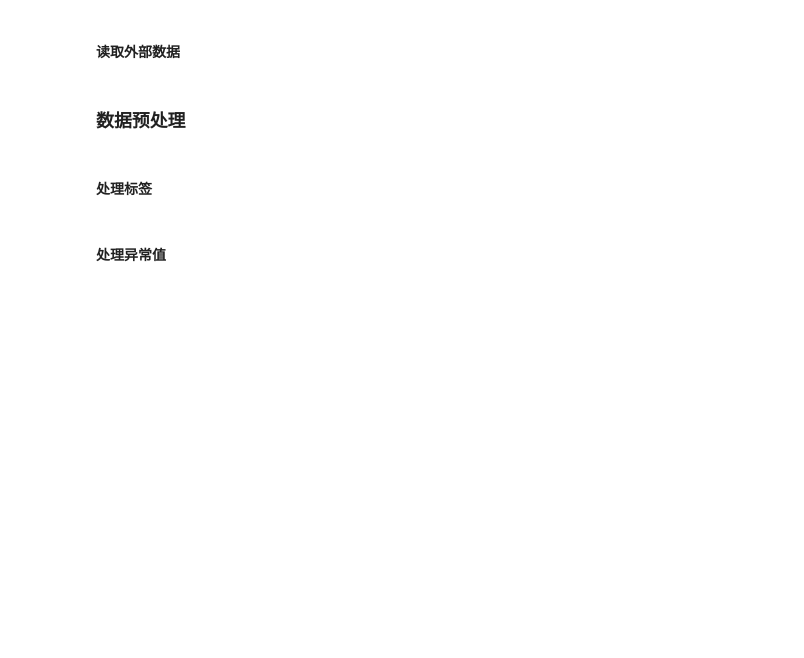
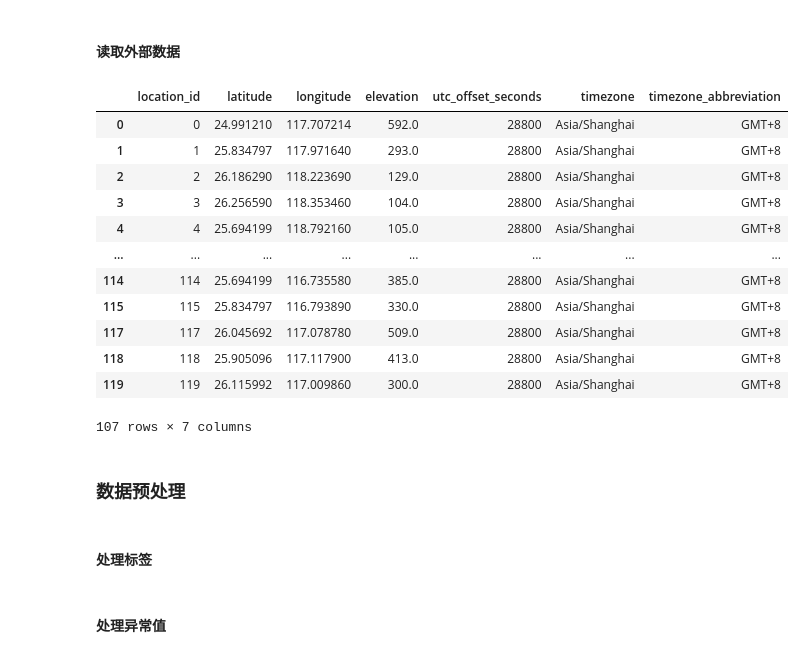
Before and after one commit to ZongXR/DCIC2025-RiverWaterPrediction, a Jupyter notebook: notebooks/main-A.ipynb, the cells around one changed output. Drawn from its saved outputs; the diff is of its cells as text; code cells hidden in the pictures; blank space fills up the shorter version.

```diff
--- a/notebooks/main-A.ipynb
+++ b/notebooks/main-A.ipynb
@@ -40,6 +40,22 @@ logging.info(f"提交样例{test_label.shape}")
 <h4>读取外部数据</h4>
 # %%
 data_rain = pd.read_csv("../data/外部数据/open-meteo-rain.csv", skiprows=122)
+locations = pd.read_csv("../data/外部数据/open-meteo-rain.csv", nrows=120)
+locations.drop_duplicates(subset=["latitude", "longitude"])
+# %% [output]
+|  | location_id | latitude | longitude | elevation | utc_offset_seconds | timezone | timezone_abbreviation |
+| 0 | 0 | 24.991210 | 117.707214 | 592.0 | 28800 | Asia/Shanghai | GMT+8 |
+| 1 | 1 | 25.834797 | 117.971640 | 293.0 | 28800 | Asia/Shanghai | GMT+8 |
+| 2 | 2 | 26.186290 | 118.223690 | 129.0 | 28800 | Asia/Shanghai | GMT+8 |
+| 3 | 3 | 26.256590 | 118.353460 | 104.0 | 28800 | Asia/Shanghai | GMT+8 |
+| 4 | 4 | 25.694199 | 118.792160 | 105.0 | 28800 | Asia/Shanghai | GMT+8 |
+| ... | ... | ... | ... | ... | ... | ... | ... |
+| 114 | 114 | 25.694199 | 116.735580 | 385.0 | 28800 | Asia/Shanghai | GMT+8 |
+| 115 | 115 | 25.834797 | 116.793890 | 330.0 | 28800 | Asia/Shanghai | GMT+8 |
+| 117 | 117 | 26.045692 | 117.078780 | 509.0 | 28800 | Asia/Shanghai | GMT+8 |
+| 118 | 118 | 25.905096 | 117.117900 | 413.0 | 28800 | Asia/Shanghai | GMT+8 |
+| 119 | 119 | 26.115992 | 117.009860 | 300.0 | 28800 | Asia/Shanghai | GMT+8 |
+107 rows × 7 columns
 # %% [markdown]
 <h3>数据预处理</h3>
 # %% [markdown]
```
Also changed, not shown: parts of 5 cells of this notebook, 11 other files.
